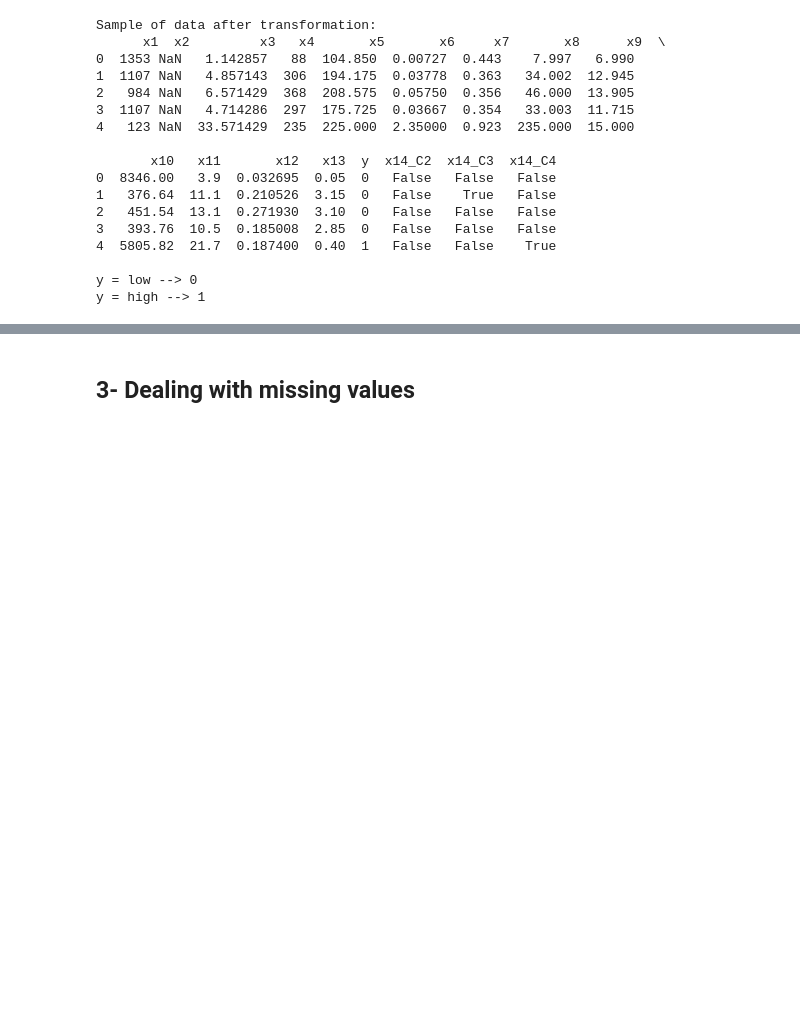
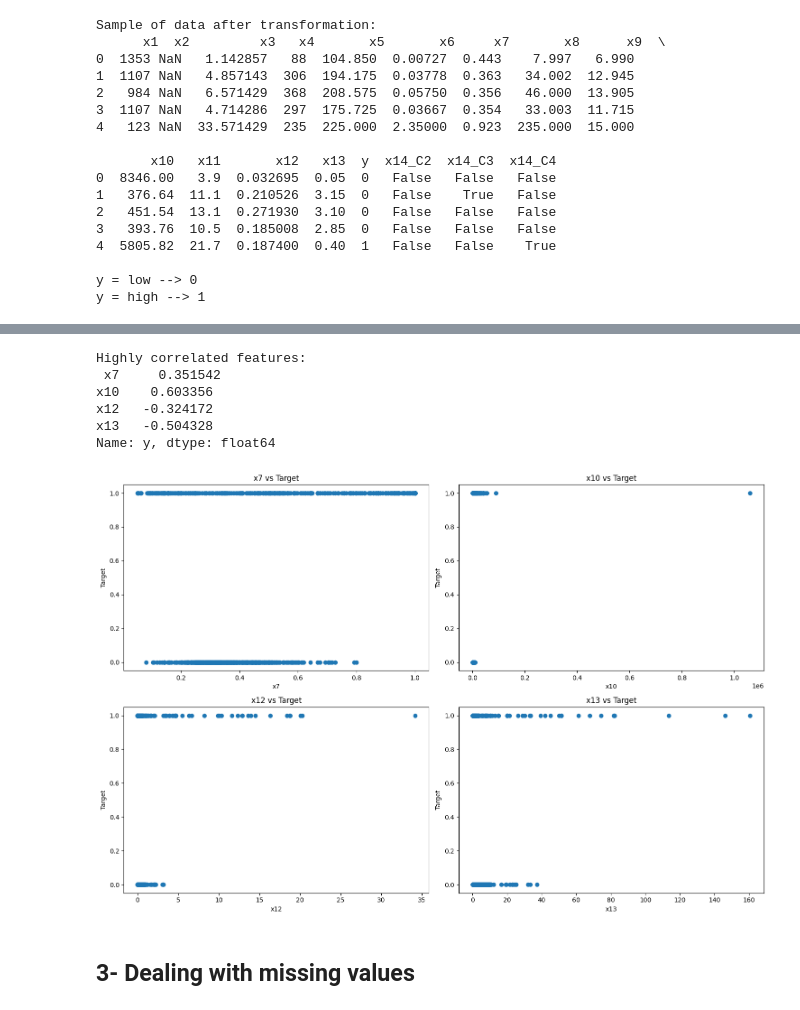
Before and after one commit to Hayder-Aleissa/ML-Project, a Jupyter notebook: ML_Project_P1.ipynb, the cells around one changed output, grey strips where cells are left out. Saved outputs shown, nothing was run; the diff lists cells and outputs as text; code cells hidden in the pictures; blank space fills up the shorter version.

```diff
--- a/ML_Project_P1.ipynb
+++ b/ML_Project_P1.ipynb
@@ -153,5 +208,29 @@ x14_C2   -0.033294
 x14_C3    0.024831
 x14_C4    0.017875
 Name: y, dtype: float64
+# %%
+# Select features with correlation above a threshold
+high_corr_features = correlation_with_target[abs(correlation_with_target) > 0.3]
+print("Highly correlated features:\n", high_corr_features)
+
+# Scatter plots for top correlated features
+top_features = high_corr_features.index.tolist()
+plt.figure(figsize=(15,10))
+for i, feature in enumerate(top_features, 1):
+    plt.subplot(2, 2, i)
+    plt.scatter(encoded_train_data[feature], encoded_train_data['y'])
+    plt.title(f'{feature} vs Target')
+    plt.xlabel(feature)
+    plt.ylabel('Target')
+plt.tight_layout()
+plt.show()
+# %% [output]
+Highly correlated features:
+ x7     0.351542
+x10    0.603356
+x12   -0.324172
+x13   -0.504328
+Name: y, dtype: float64
+[figure, added]
 # %% [markdown]
 ## 3- Dealing with missing values
```
Also changed, not shown: parts of 4 cells of this notebook.
